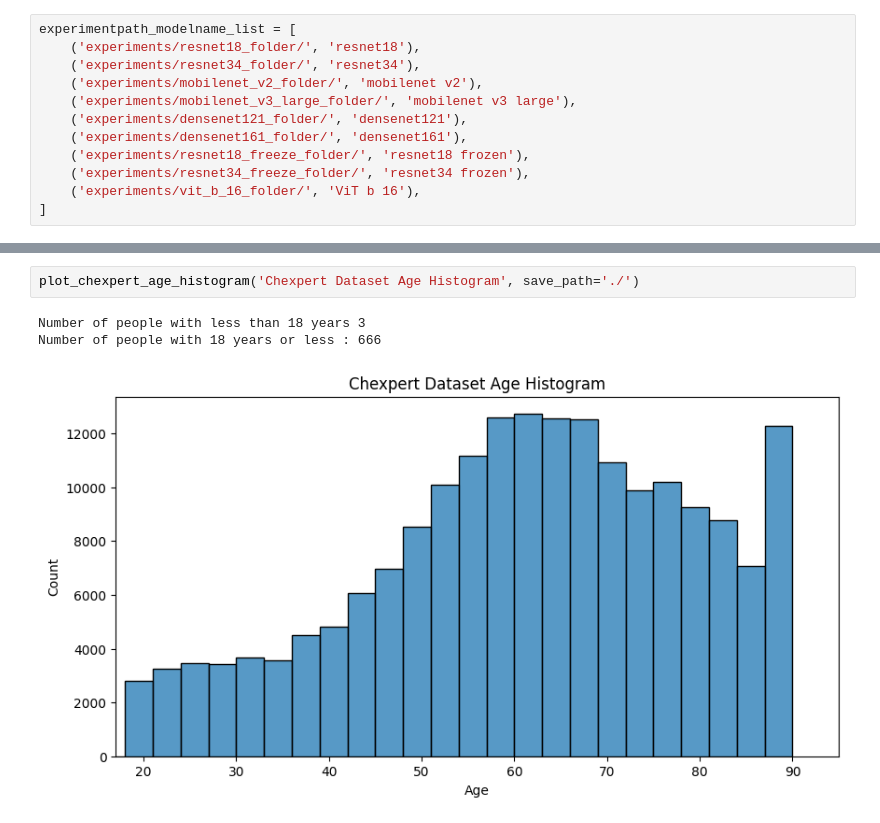
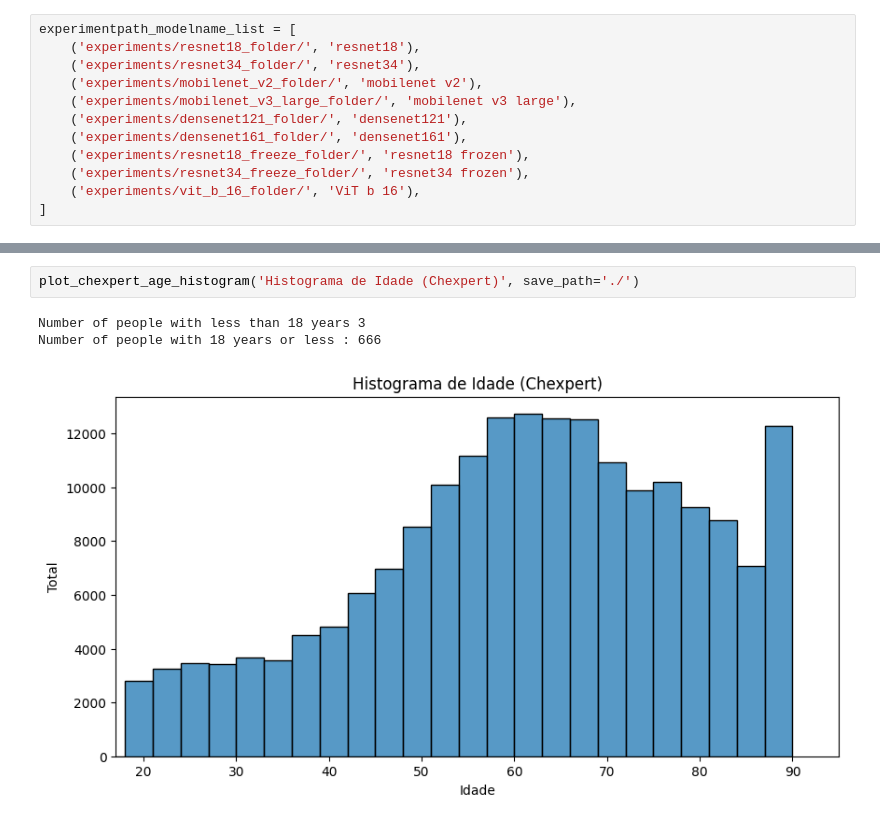
Before and after one commit to intel-comp-saude-ufes/2025-1-P2-classificador-CheXpert, a Jupyter notebook: trab.ipynb, the cells around one changed output, grey strips where cells are left out. Cells and saved outputs as stored; diff of their text form.

Commit message:
upando mais alguns plots

```diff
--- a/trab.ipynb
+++ b/trab.ipynb
@@ -607,6 +816,6 @@ def plot_chexpert_age_histogram(title, save_name='chexpert_age_histogram', save_
 # %%
-plot_chexpert_age_histogram('Chexpert Dataset Age Histogram', save_path='./')
+plot_chexpert_age_histogram('Histograma de Idade (Chexpert)', save_path='./')
 # %% [output]
 Number of people with less than 18 years 3
 Number of people with 18 years or less : 666
-[figure, old version]
+[figure, new version]
```
Also changed, not shown: parts of 10 cells of this notebook, 3 other files.
